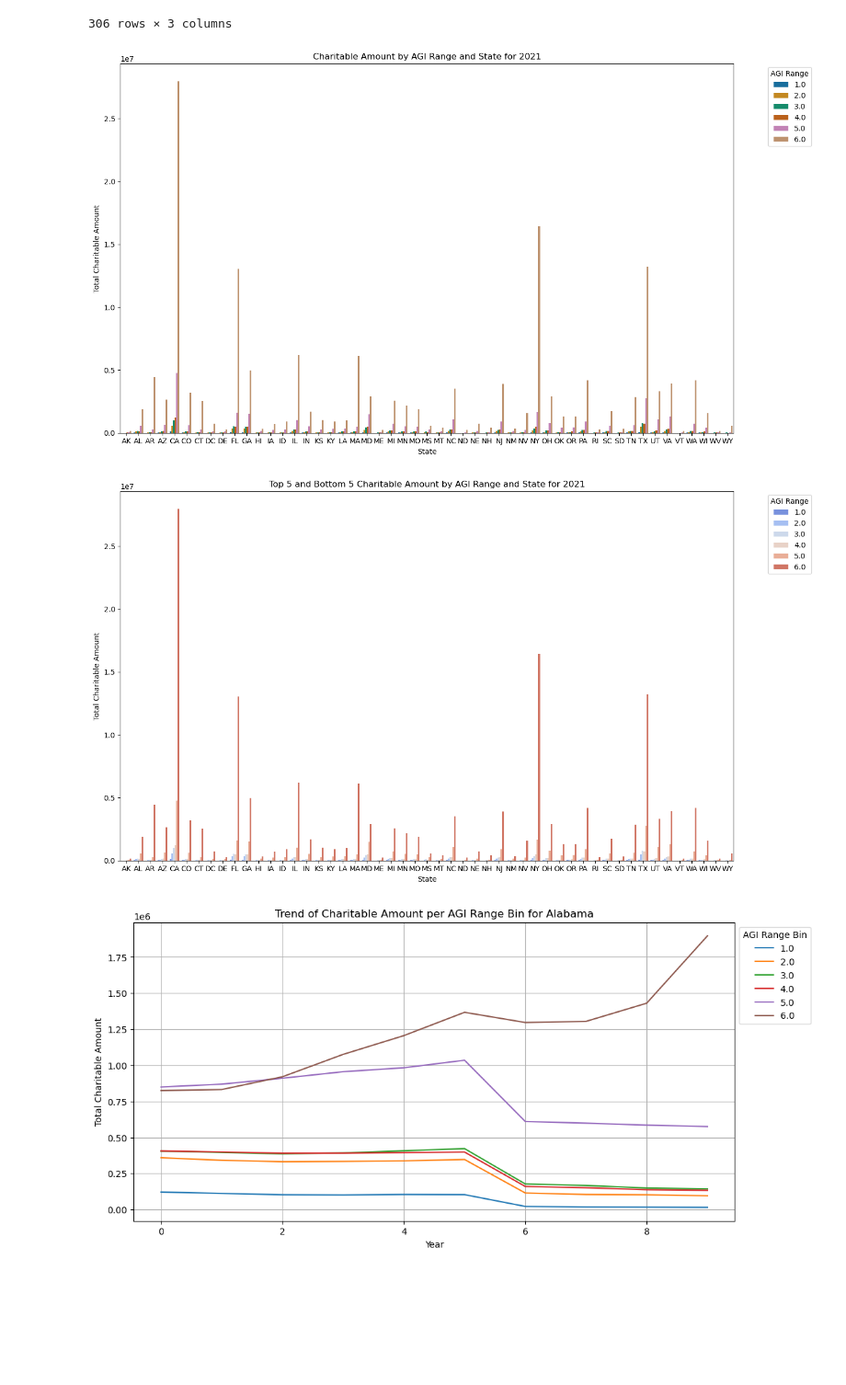
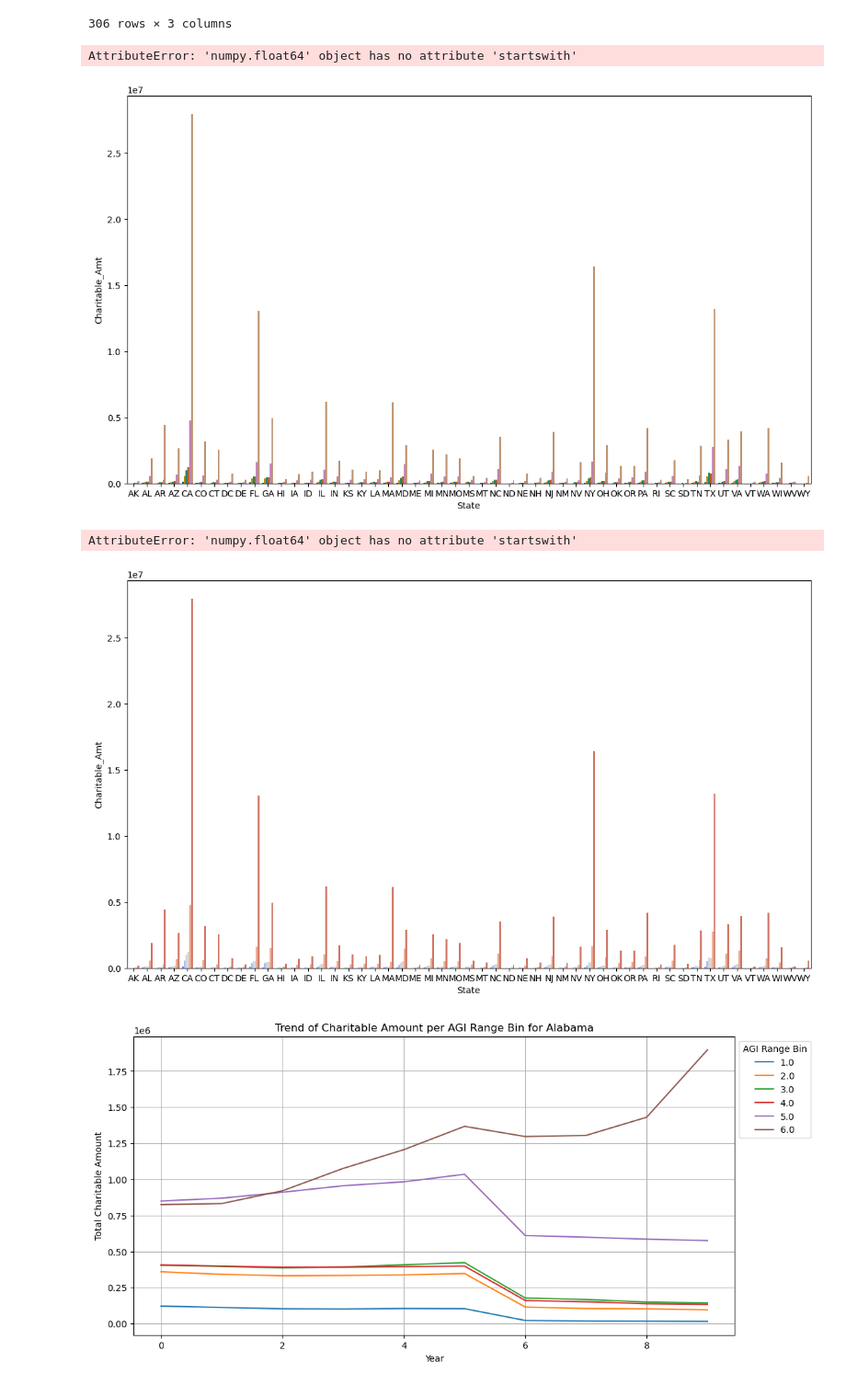
Before and after one commit to HasmigG/TaxAnalysis, a Jupyter notebook: etl_Hasmig.ipynb, the cells around one changed output. Shown at 92% size. Drawn from its saved outputs; the diff is of its cells as text; code cells hidden in the pictures; blank space fills up the shorter version.

```diff
--- a/etl_Hasmig.ipynb
+++ b/etl_Hasmig.ipynb
@@ -210,39 +210,41 @@ charitable_amt_by_state_range
 | 305 | WY | 6.0 | 571537.0 |
 306 rows × 3 columns
 # %%
-plt.figure(figsize=(14, 8))
-sns.barplot(x='State', y='Charitable_Amt', hue='new_agi_stub', data=charitable_amt_by_state_range, palette='colorblind')
-plt.xlabel('State')
-plt.ylabel('Total Charitable Amount')
-plt.title(f'Charitable Amount by AGI Range and State for {selected_year}')
-plt.legend(title='AGI Range', bbox_to_anchor=(1.05, 1), loc='upper left')
-plt.tight_layout()
-plt.show()
+# plt.figure(figsize=(14, 8))
+# sns.barplot(x='State', y='Charitable_Amt', hue='new_agi_stub', data=charitable_amt_by_state_range, palette='colorblind')
+# plt.xlabel('State')
+# plt.ylabel('Total Charitable Amount')
+# plt.title(f'Charitable Amount by AGI Range and State for {selected_year}')
+# plt.legend(title='AGI Range', bbox_to_anchor=(1.05, 1), loc='upper left')
+# plt.tight_layout()
+# plt.show()
 # %% [output]
+AttributeError: 'numpy.float64' object has no attribute 'startswith'
-[figure, old version]
+[figure, new version]
 # %%
 
-# Group the filtered data by State and AGI_Range_bin and calculate total Charitable_Amt
-charitable_amt_by_state_range_2 = filtered_year.groupby(['State', 'new_agi_stub'])['Charitable_Amt'].sum().reset_index()
+# # Group the filtered data by State and AGI_Range_bin and calculate total Charitable_Amt
+# charitable_amt_by_state_range_2 = filtered_year.groupby(['State', 'new_agi_stub'])['Charitable_Amt'].sum().reset_index()
 
-# Identify the top 5 and bottom 5 values of Charitable_Amt for each state
-top_5_values = charitable_amt_by_state_range_2.groupby('State')['Charitable_Amt'].nlargest(5).index.get_level_values(1)
-bottom_5_values = charitable_amt_by_state_range_2.groupby('State')['Charitable_Amt'].nsmallest(5).index.get_level_values(1)
+# # Identify the top 5 and bottom 5 values of Charitable_Amt for each state
+# top_5_values = charitable_amt_by_state_range_2.groupby('State')['Charitable_Amt'].nlargest(5).index.get_level_values(1)
+# bottom_5_values = charitable_amt_by_state_range_2.groupby('State')['Charitable_Amt'].nsmallest(5).index.get_level_values(1)
 
-# Filter the data for the top 5 and bottom 5 values per state
-top_bottom_values = charitable_amt_by_state_range_2[charitable_amt_by_state_range_2['new_agi_stub'].isin(top_5_values) | charitable_amt_by_state_range['new_agi_stub'].isin(bottom_5_values)]
+# # Filter the data for the top 5 and bottom 5 values per state
+# top_bottom_values = charitable_amt_by_state_range_2[charitable_amt_by_state_range_2['new_agi_stub'].isin(top_5_values) | charitable_amt_by_state_range['new_agi_stub'].isin(bottom_5_values)]
 
-# Create a grouped bar chart using Seaborn for the top 5 and bottom 5 values
-plt.figure(figsize=(14, 8))
-sns.barplot(x='State', y='Charitable_Amt', hue='new_agi_stub', data=top_bottom_values, palette='coolwarm')
-plt.xlabel('State')
-plt.ylabel('Total Charitable Amount')
-plt.title(f'Top 5 and Bottom 5 Charitable Amount by AGI Range and State for {selected_year}')
-plt.legend(title='AGI Range', bbox_to_anchor=(1.05, 1), loc='upper left')
-plt.tight_layout()
-plt.show()
+# # Create a grouped bar chart using Seaborn for the top 5 and bottom 5 values
+# plt.figure(figsize=(14, 8))
+# sns.barplot(x='State', y='Charitable_Amt', hue='new_agi_stub', data=top_bottom_values, palette='coolwarm')
+# plt.xlabel('State')
+# plt.ylabel('Total Charitable Amount')
+# plt.title(f'Top 5 and Bottom 5 Charitable Amount by AGI Range and State for {selected_year}')
+# plt.legend(title='AGI Range', bbox_to_anchor=(1.05, 1), loc='upper left')
+# plt.tight_layout()
+# plt.show()
 # %% [output]
+AttributeError: 'numpy.float64' object has no attribute 'startswith'
-[figure, old version]
+[figure, new version]
 # %%
 state_data = df[df['State'] == 'AL']
 
```
Also changed, not shown: parts of 3 cells of this notebook, 7 other files.
